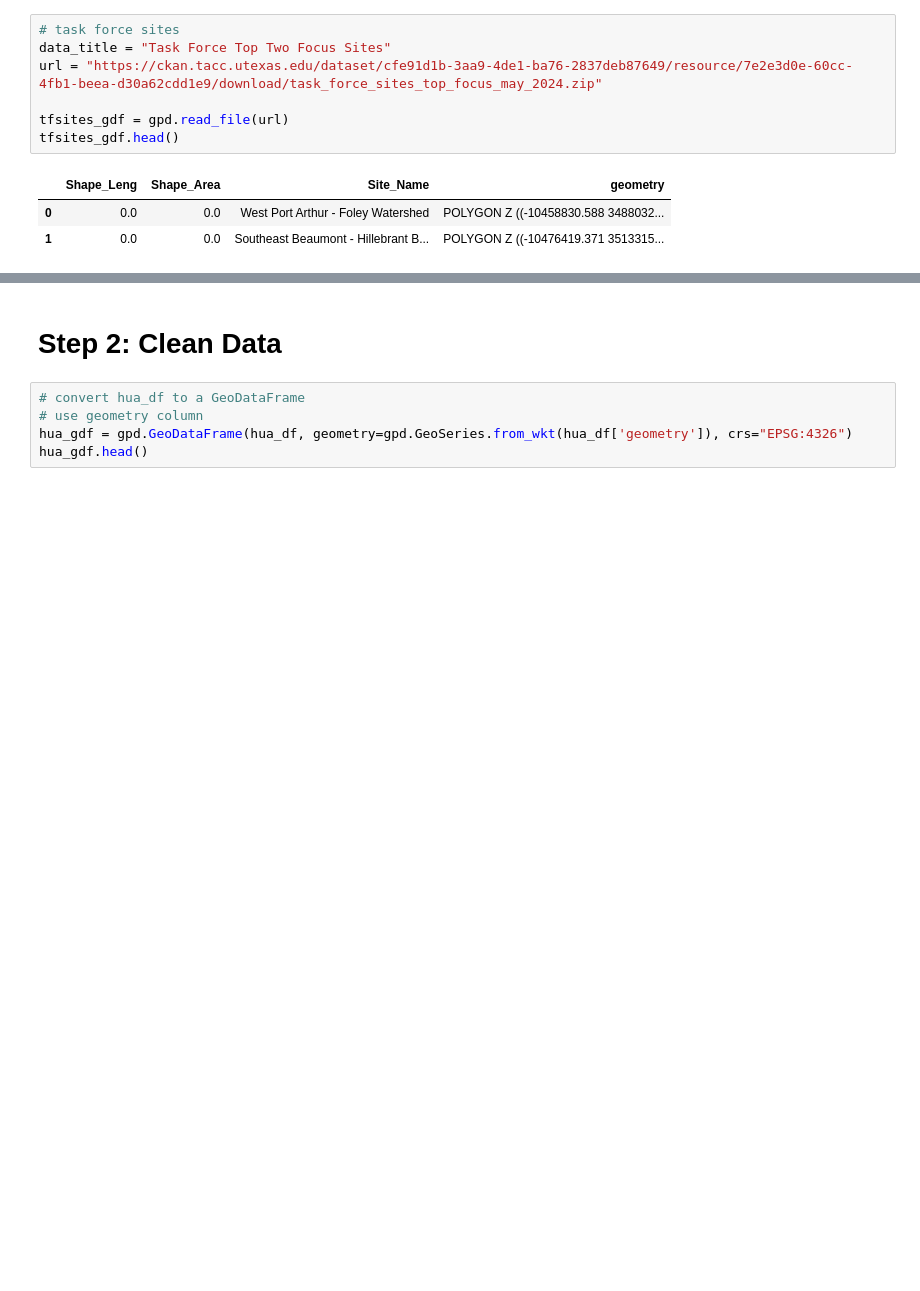
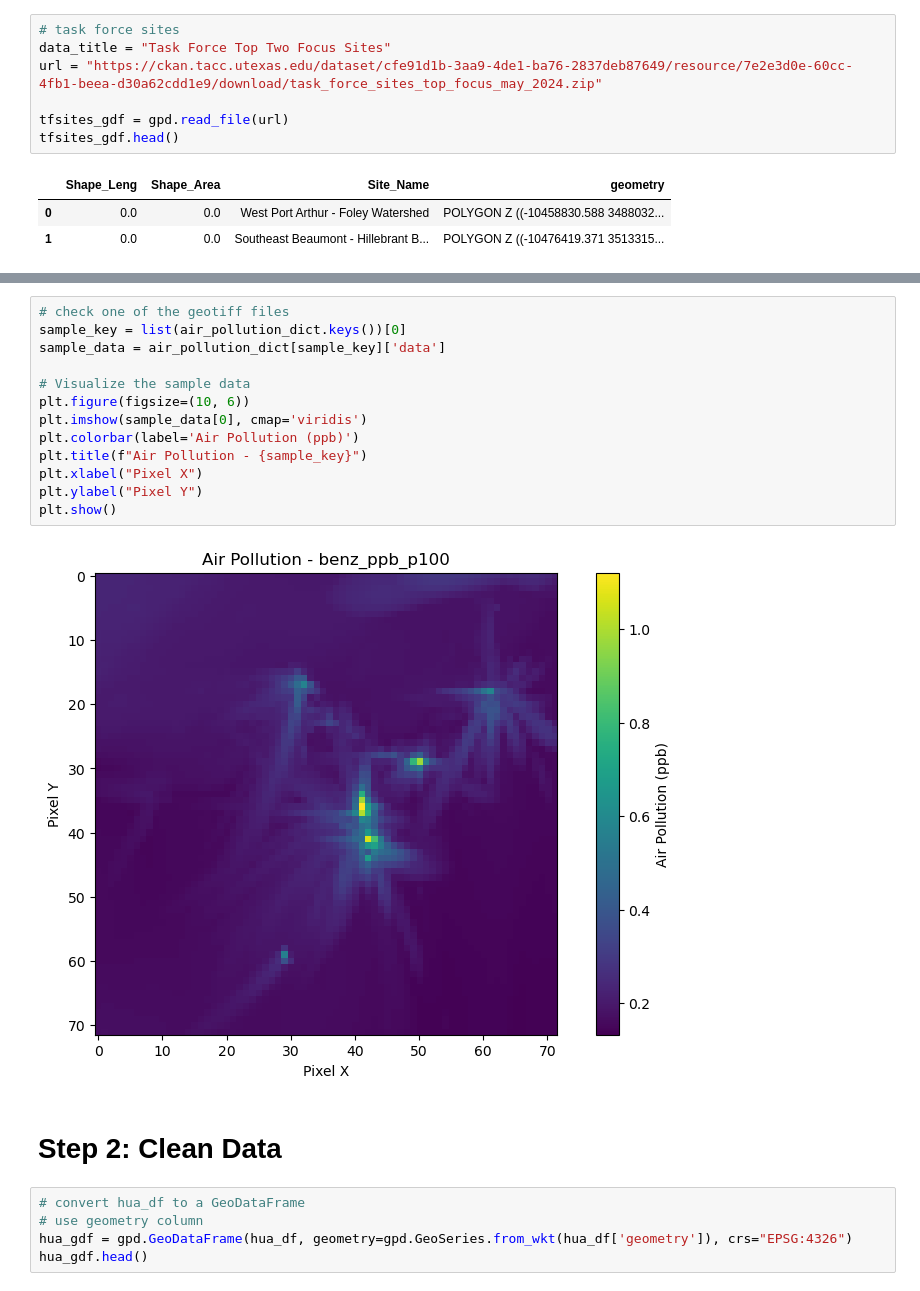
Before and after one commit to npr99/integrate_people_theme1_cookbook, a Jupyter notebook: integrate_people_sites.ipynb, the cells around one changed output, grey strips where cells are left out. Saved outputs shown, nothing was run; the diff lists cells and outputs as text; blank space fills up the shorter version.

```diff
--- a/integrate_people_sites.ipynb
+++ b/integrate_people_sites.ipynb
@@ -119,3 +202,18 @@ tfsites_gdf.plot()
+# %%
+# check one of the geotiff files
+sample_key = list(air_pollution_dict.keys())[0]
+sample_data = air_pollution_dict[sample_key]['data']
+
+# Visualize the sample data
+plt.figure(figsize=(10, 6))
+plt.imshow(sample_data[0], cmap='viridis')
+plt.colorbar(label='Air Pollution (ppb)')
+plt.title(f"Air Pollution - {sample_key}")
+plt.xlabel("Pixel X")
+plt.ylabel("Pixel Y")
+plt.show()
+# %% [output]
+[figure, added]
 # %% [markdown]
 # Step 2: Clean Data
 # %%
```
Also changed, not shown: parts of 30 cells of this notebook, 1 other file.
